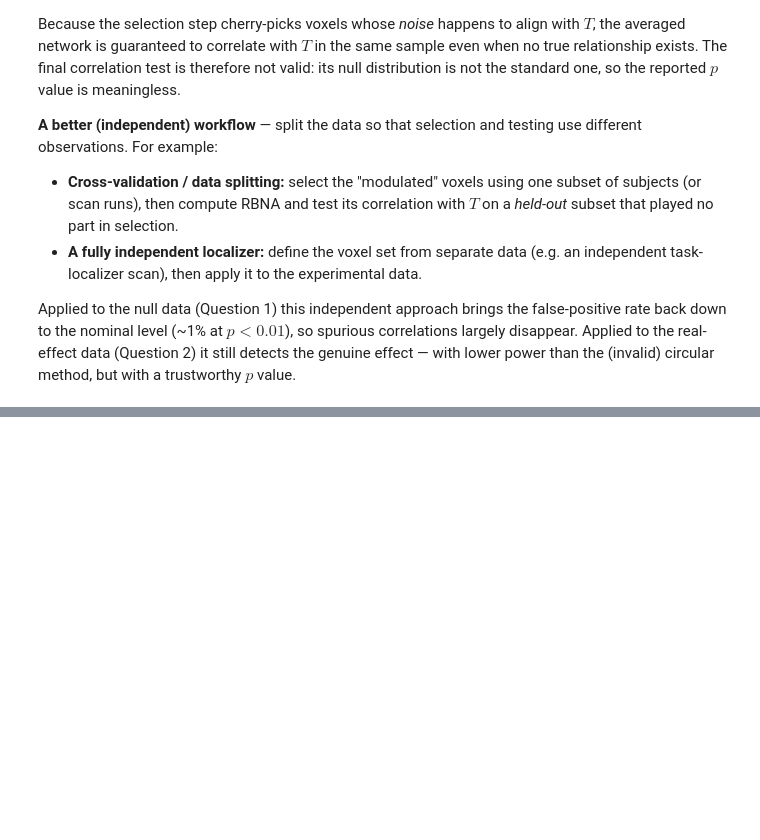
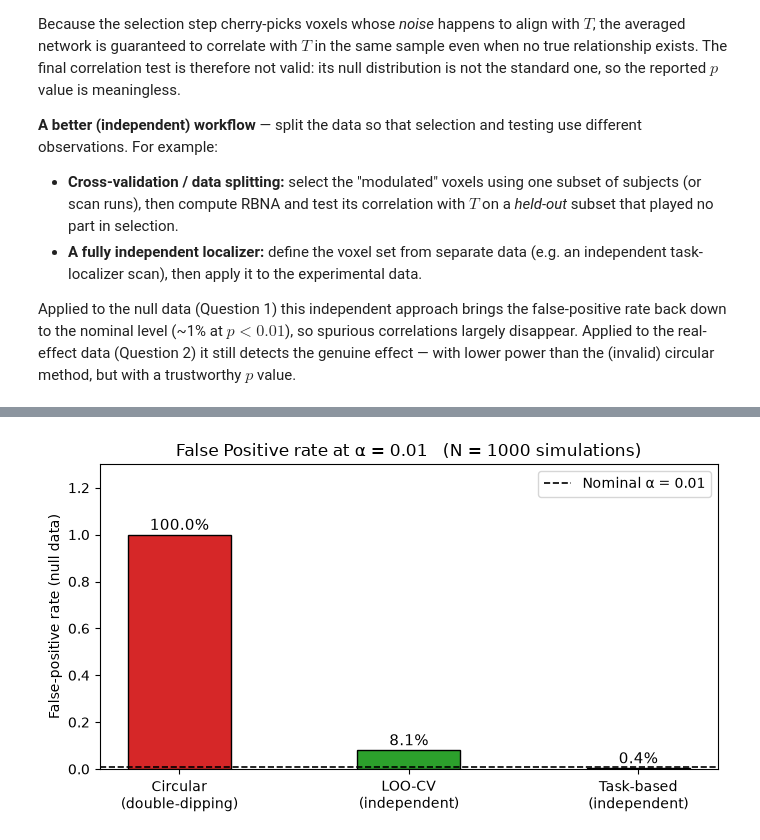
Before and after one commit to AllenSWDB/SWDB_2026_Good_Analysis, a Jupyter notebook: code/pam_workshop/Version1Sample-CAS.ipynb, the cells around one changed output, grey strips where cells are left out. Drawn from its saved outputs; the diff is of its cells as text; code cells hidden in the pictures; blank space fills up the shorter version.

```diff
--- a/code/pam_workshop/Version1Sample-CAS.ipynb
+++ b/code/pam_workshop/Version1Sample-CAS.ipynb
@@ -267,0 +311,28 @@ power than the (invalid) circular method, but with a trustworthy $p$ value.
+# %%
+def loo_cv_rbna(DA, T):
+    """Leave-one-out cross-validated RBNA.
+
+    For each held-out subject i, voxels are selected on the other N-1 subjects
+    using the same criteria as the standard analysis (r > 0.1, p < 0.05),
+    then RBNA is computed for subject i on those held-out voxels.
+
+    Returns
+    -------
+    RBNA_cv : ndarray, shape (Nsubj,)
+        Cross-validated RBNA; NaN where no voxels were selected in that fold.
+    n_vox : list of int
+        Number of voxels selected in each fold (diagnostic).
+    """
+    Nsubj = DA.shape[0]
+    RBNA_cv = np.full(Nsubj, np.nan)
+    n_vox = []
+
+    for i in range(Nsubj):
+        train_idx = np.delete(np.arange(Nsubj), i)
+        r_tr, p_tr = corr_columns(DA[train_idx], T[train_idx])
+        mod_vox = np.where((r_tr > 0.1) & (p_tr < 0.05))[0]
+        n_vox.append(mod_vox.size)
+        if mod_vox.size > 0:
+            RBNA_cv[i] = DA[i, mod_vox].mean()
+
+    return RBNA_cv, n_vox
@@ -267,0 +622,19 @@ power than the (invalid) circular method, but with a trustworthy $p$ value.
+# %%
+labels = ["Circular\n(double-dipping)", "LOO-CV\n(independent)", "Task-based\n(independent)"]
+rates2 = [counts[k] / N_iter2 for k in ("circular", "loo_cv", "task")]
+colors2 = ["tab:red", "tab:green", "tab:purple"]
+
+fig, ax = plt.subplots(figsize=(7, 4))
+bars = ax.bar(labels, rates2, color=colors2, width=0.45, edgecolor="k")
+ax.axhline(alpha2, color="k", linestyle="--", linewidth=1.2, label=f"Nominal α = {alpha2}")
+ax.set_ylabel("False-positive rate (null data)")
+ax.set_title(f"False Positive rate at α = {alpha2}   (N = {N_iter2} simulations)")
+ax.set_ylim(0, max(rates2) * 1.3)
+for bar, rate in zip(bars, rates2):
+    ax.text(bar.get_x() + bar.get_width() / 2, bar.get_height() + 0.005,
+            f"{rate:.1%}", ha="center", va="bottom", fontsize=11)
+ax.legend()
+plt.tight_layout()
+plt.show()
+# %% [output]
+[figure, added]
```
Also changed, not shown: parts of 21 cells of this notebook, 2 other files.
